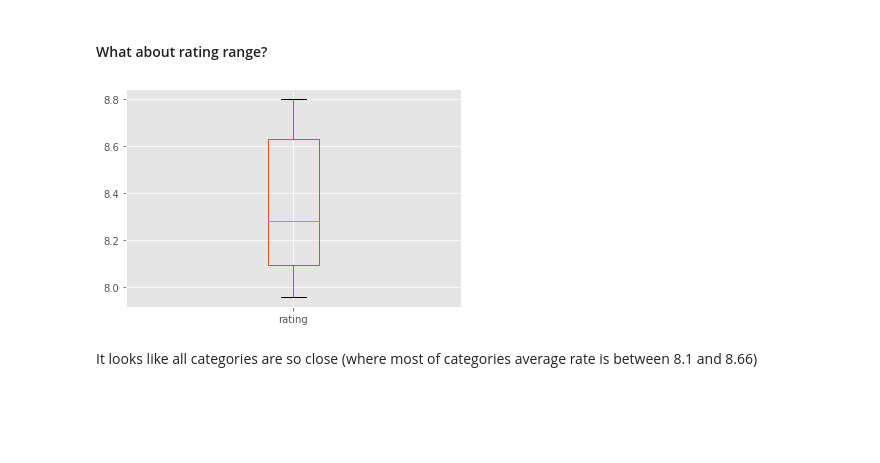
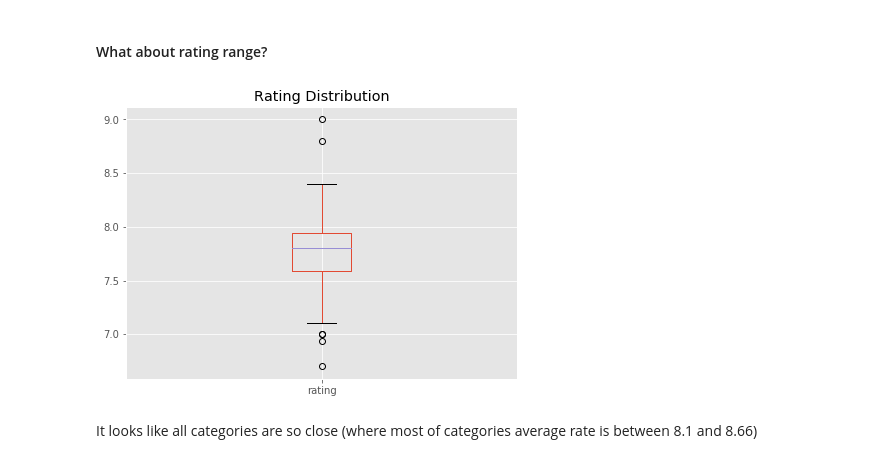
Before and after one commit to saadelshazly2020/Coursera_Capstone, a Jupyter notebook: Get Restaurant Best Locatoin.ipynb, the cells around one changed output. Drawn from its saved outputs; the diff is of its cells as text; code cells hidden in the pictures; blank space fills up the shorter version.

```diff
--- a/Get Restaurant Best Locatoin.ipynb
+++ b/Get Restaurant Best Locatoin.ipynb
@@ -1028,10 +1062,12 @@ Chinese is the best rated restaurant despite its likes count is not the best and
 # %% [markdown]
 #### What about rating range?
 # %%
-group_1_top10_rating=group_1_df.groupby(['venue_categories'])['rating'].mean().sort_values(ascending=False)[:10]
-ax1=group_1_top10_rating.plot(kind='box')
+group_1_top10_rating=group_1_df.groupby(['venue_categories'])['rating'].mean().sort_values(ascending=False)
+ax1=group_1_top10_rating.plot(kind='box',figsize=(7,5))
+plt.title('Rating Distribution')
+plt.show()
 # %% [output]
-[figure, old version]
+[figure, new version]
 # %% [markdown]
 It looks like all categories are so close (where most of categories average rate is between 8.1 and 8.66)
 # %% [markdown]
```
Also changed, not shown: parts of 61 cells of this notebook, 20 other files.
